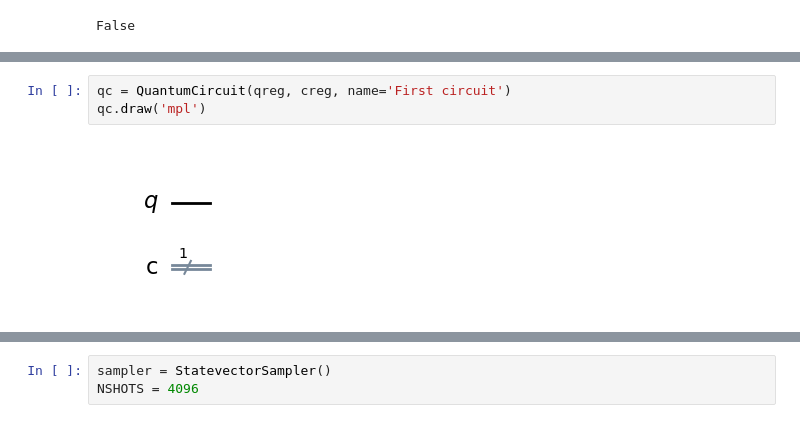
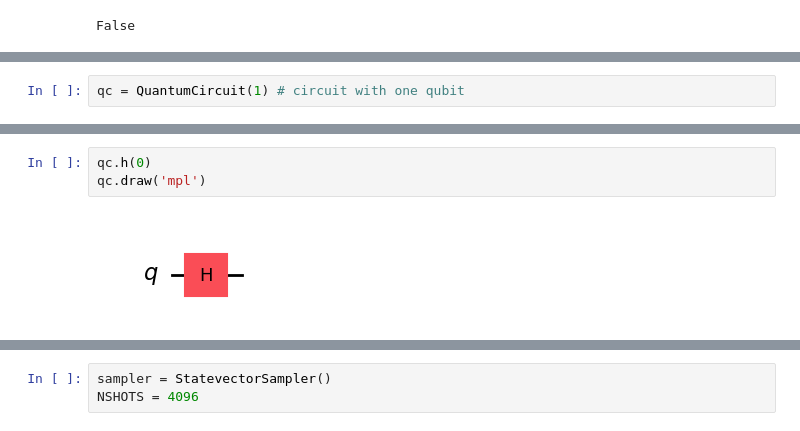
Before and after one commit to DuarteMagano/Hello-Quantum-World, a Jupyter notebook: tutorial_master.ipynb, the cells around one changed output, grey strips where cells are left out. Drawn from its saved outputs; the diff is of its cells as text.

```diff
--- a/tutorial_master.ipynb
+++ b/tutorial_master.ipynb
@@ -123,0 +110,2 @@ creg = ClassicalRegister(1, 'c')
+# %%
+qc = QuantumCircuit(1) # circuit with one qubit
@@ -124,5 +121,5 @@ creg = ClassicalRegister(1, 'c')
 # %%
-qc = QuantumCircuit(qreg, creg, name='First circuit')
+qc.h(0)
 qc.draw('mpl')
 # %% [output]
-[figure, old version]
+[figure, new version]
```
Also changed, not shown: parts of 39 cells of this notebook.
